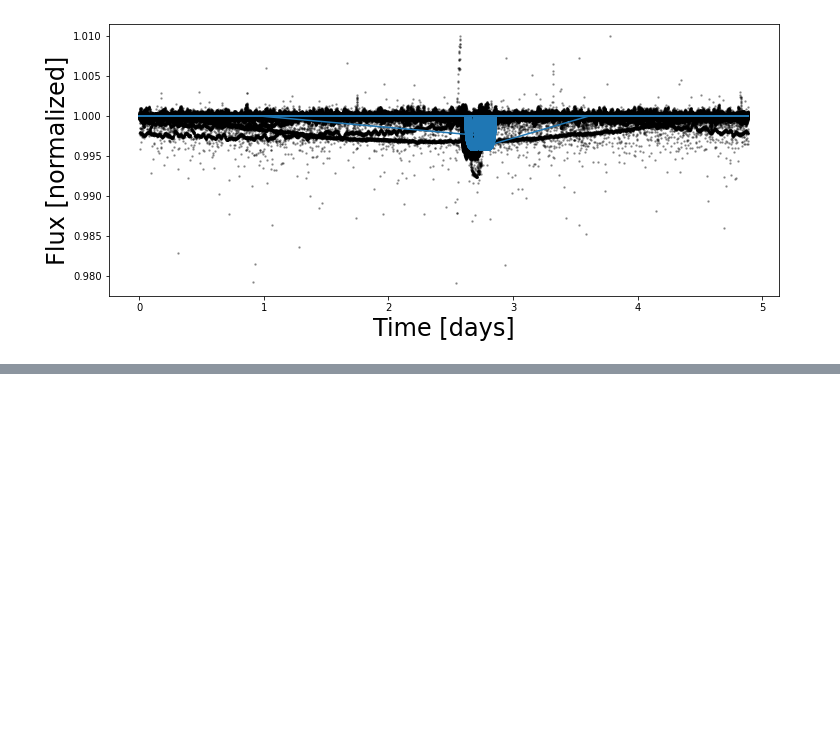
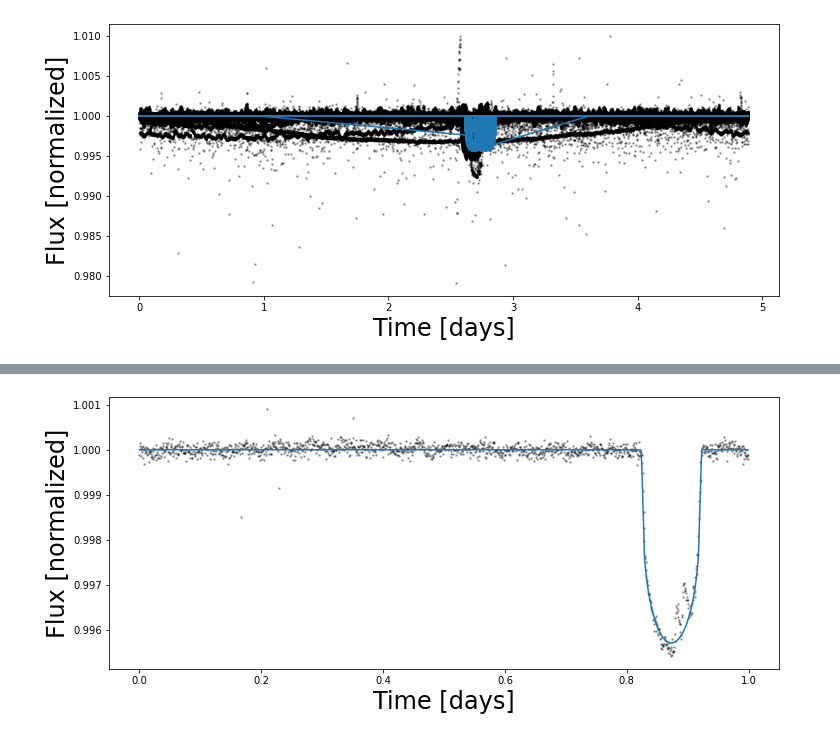
Before and after one commit to ssagynbayeva/starry-project, a Jupyter notebook: figure1_Morris.ipynb, the cells around one changed output, grey strips where cells are left out. Drawn from its saved outputs; the diff is of its cells as text; code cells hidden in the pictures; blank space fills up the shorter version.

```diff
--- a/figure1_Morris.ipynb
+++ b/figure1_Morris.ipynb
@@ -378,0 +332,10 @@ plt.show()
+# %%
+sys = starry.System(A, b)
+# flux_true = sys.flux(lc4.time.value)
+plt.figure(figsize=(12, 5))
+plt.plot(lc4.fold(period=map_soln['porb']).time.value, lc4.normalize().flux, "k.", alpha=0.3, ms=3)
+plt.plot(lc4.fold(period=map_soln['porb']).time.value, sys.flux(lc4.time.value))
+plt.xlabel("Time [days]", fontsize=24)
+plt.ylabel("Flux [normalized]", fontsize=24);
+# %% [output]
+[figure, added]
```
Also changed, not shown: parts of 24 cells of this notebook.
